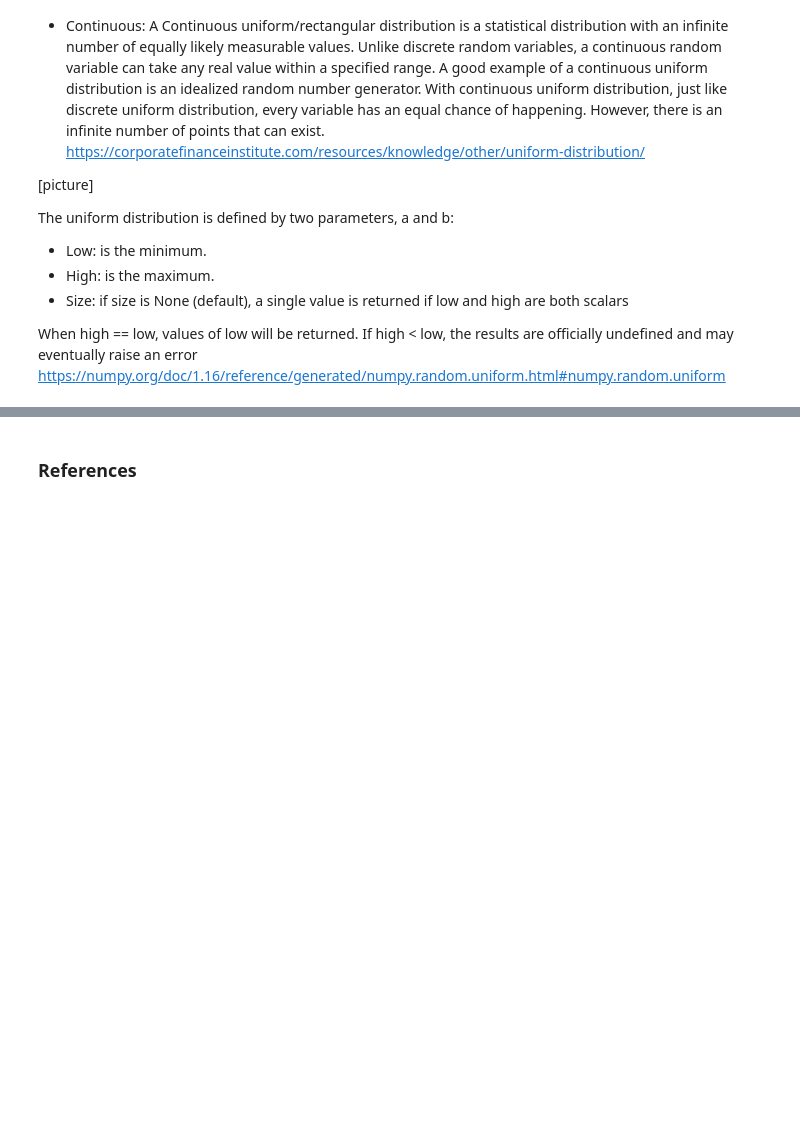
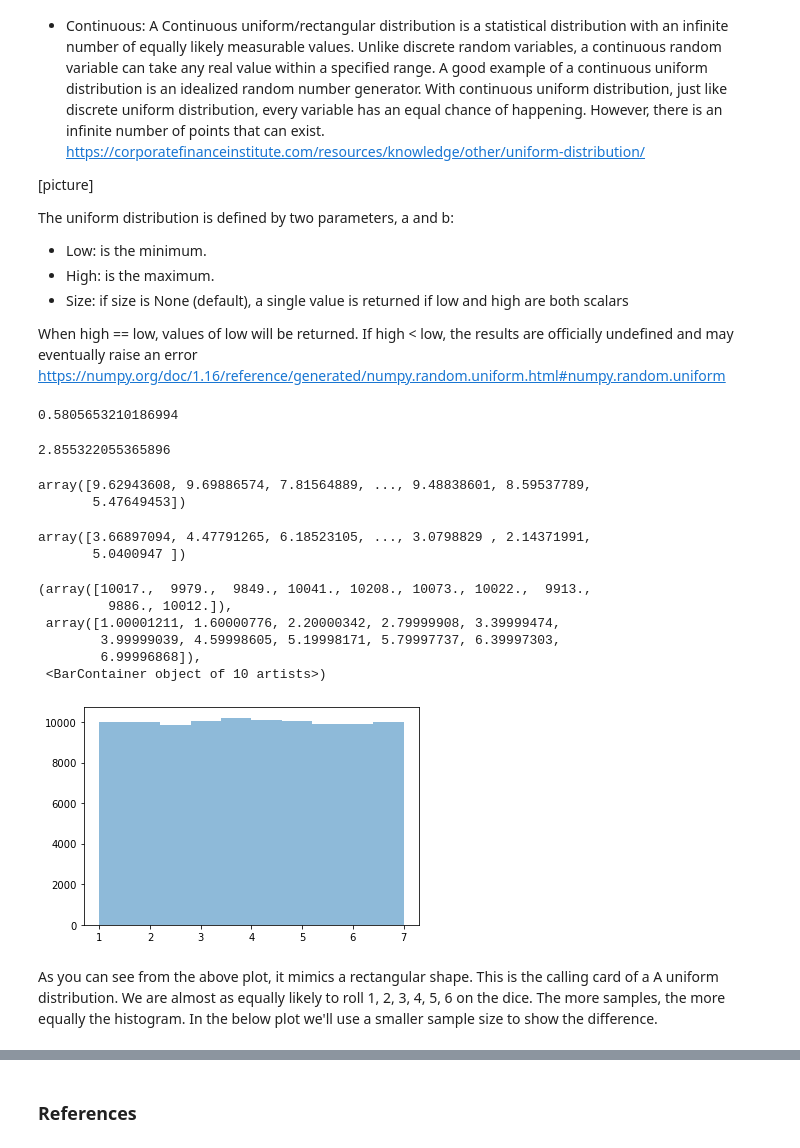
Before and after one commit to kmcd14/ProgrammingDA-assessment, a Jupyter notebook: numpy-random.ipynb, the cells around one changed output, grey strips where cells are left out. Drawn from its saved outputs; the diff is of its cells as text; code cells hidden in the pictures; blank space fills up the shorter version.

Commit message:
uniform Distribution - code and visualisation

```diff
--- a/numpy-random.ipynb
+++ b/numpy-random.ipynb
@@ -637,3 +638,42 @@ The uniform distribution is defined by two parameters, a and b:
 
 When high == low, values of low will be returned. If high < low, the results are officially undefined and may eventually raise an error
 https://numpy.org/doc/1.16/reference/generated/numpy.random.uniform.html#numpy.random.uniform
+# %%
+# If the range is not defined, by default is [0,1]
+# A single random value in the interval [0,1]
+np.random.uniform()
+# %% [output]
+0.5805653210186994
+# %%
+# Defining a range
+# A single random value in the interval [-10,10]
+np.random.uniform(-10, 10)
+# %% [output]
+2.855322055365896
+# %%
+# An array of 20 values in the interval [5,10]
+np.random.uniform(5,10,2000)
+# %% [output]
+array([9.62943608, 9.69886574, 7.81564889, ..., 9.48838601, 8.59537789,
+       5.47649453])
+# %%
+# The probility of rolling a number on a 6 sided dice, if done 100000 times.
+x = np.random.uniform(1,7, 100000)
+# %%
+x
+# %% [output]
+array([3.66897094, 4.47791265, 6.18523105, ..., 3.0798829 , 2.14371991,
+       5.0400947 ])
+# %%
+# Plotting
+plt.hist(x, alpha=0.5)
+# %% [output]
+(array([10017.,  9979.,  9849., 10041., 10208., 10073., 10022.,  9913.,
+         9886., 10012.]),
+ array([1.00001211, 1.60000776, 2.20000342, 2.79999908, 3.39999474,
+        3.99999039, 4.59998605, 5.19998171, 5.79997737, 6.39997303,
+        6.99996868]),
+ <BarContainer object of 10 artists>)
+[figure, added]
+# %% [markdown]
+As you can see from the above plot, it mimics a rectangular shape. This is the calling card of a A  uniform distribution. We are almost as equally likely to roll 1, 2, 3, 4, 5, 6 on the dice. The more samples, the more equally the histogram. In the below plot we'll use a smaller sample size to show the difference.
```
Also changed, not shown: parts of 54 cells of this notebook.
